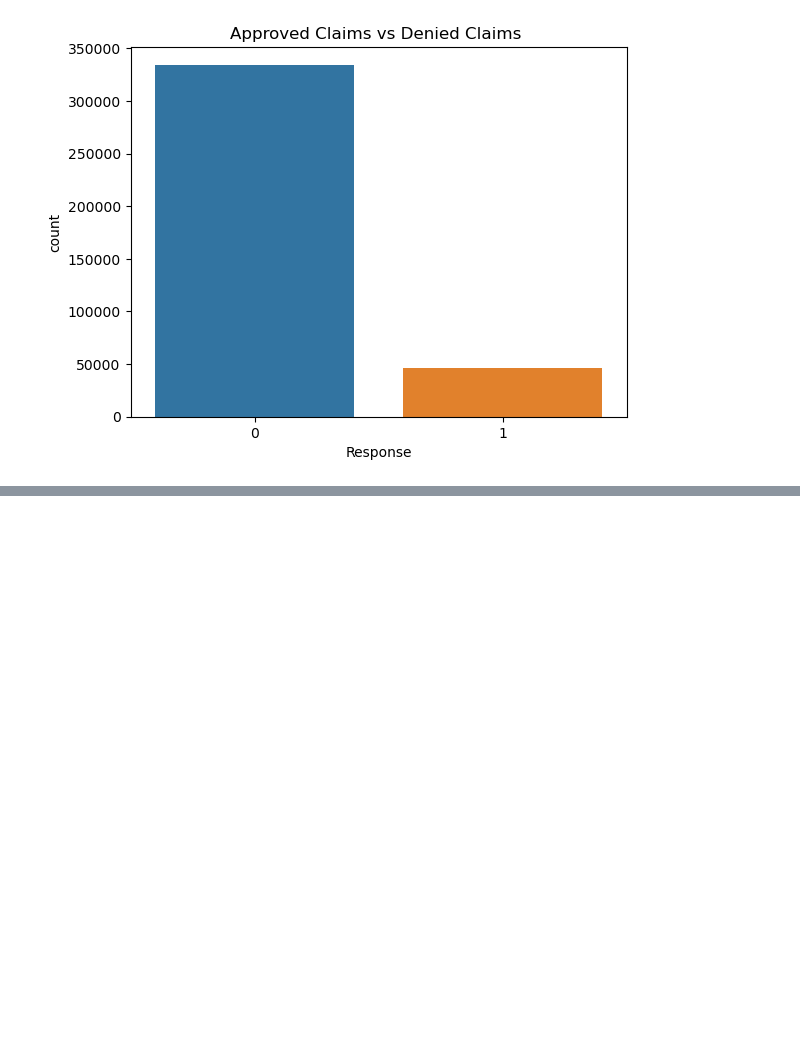
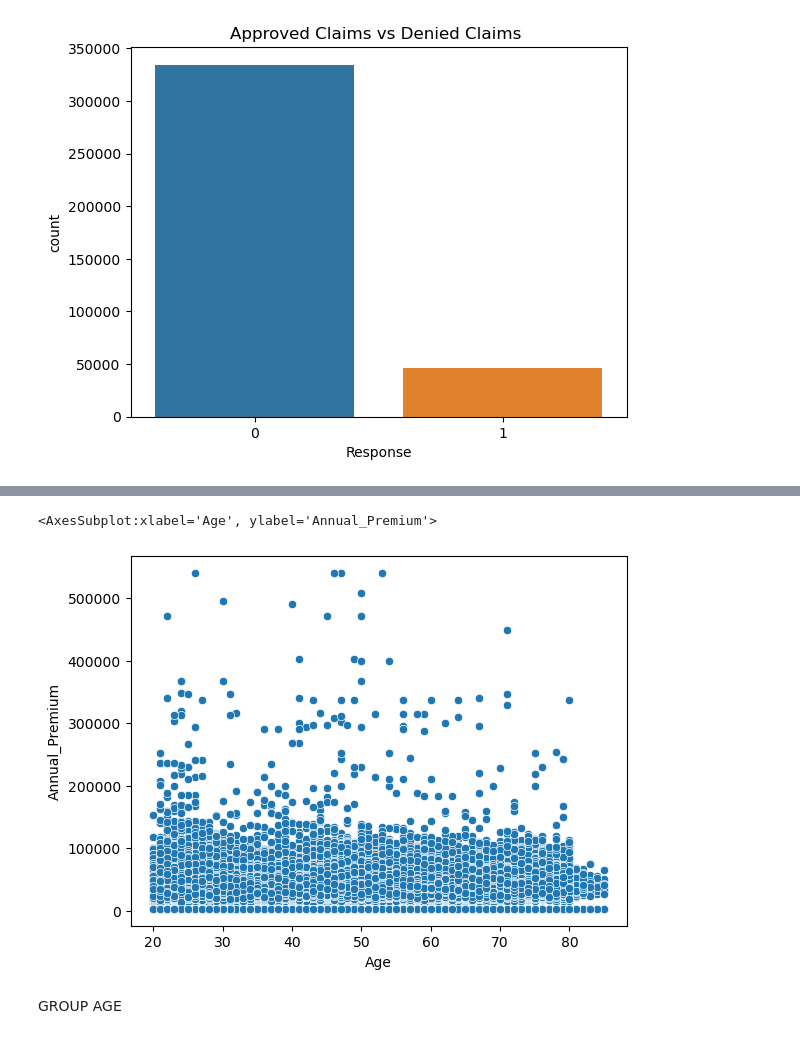
Before and after one commit to mantahli/car-insurance-claims-, a Jupyter notebook: Claims_Analysis.ipynb, the cells around one changed output, grey strips where cells are left out. Drawn from its saved outputs; the diff is of its cells as text; code cells hidden in the pictures; blank space fills up the shorter version.

Commit message:
AGE GROUPING

```diff
--- a/Claims_Analysis.ipynb
+++ b/Claims_Analysis.ipynb
@@ -110,0 +116,7 @@ plt.show()
+# %%
+sns.scatterplot(x=my_dataset['Age'],y=my_dataset['Annual_Premium'])
+# %% [output]
+<AxesSubplot:xlabel='Age', ylabel='Annual_Premium'>
+[figure, added]
+# %% [markdown]
+GROUP AGE
```
Also changed, not shown: parts of 6 cells of this notebook.
